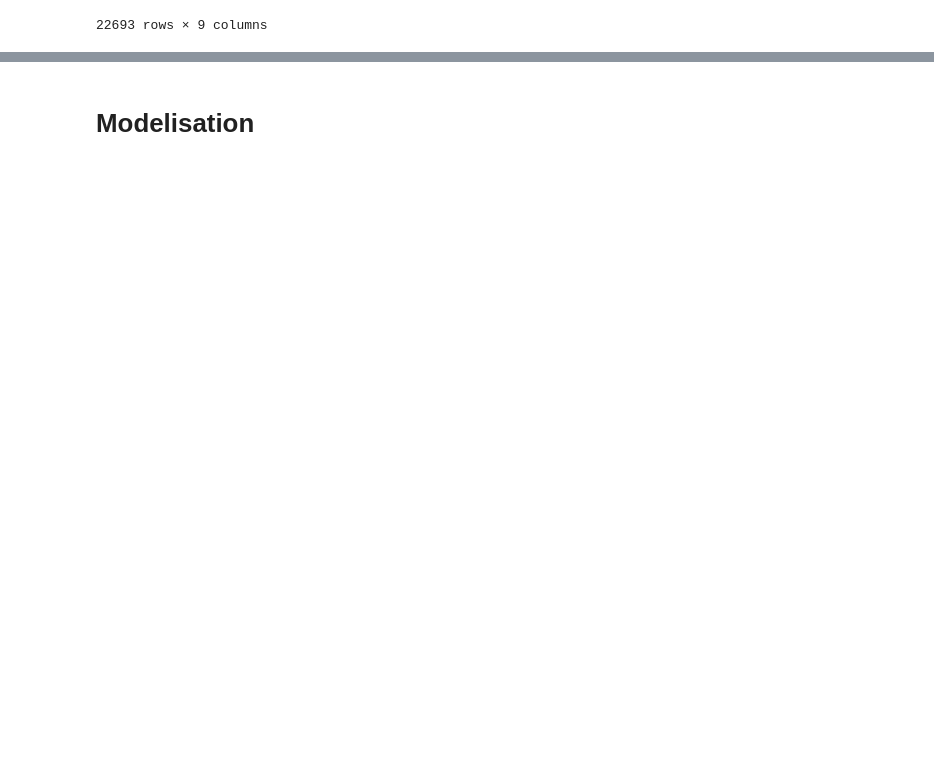
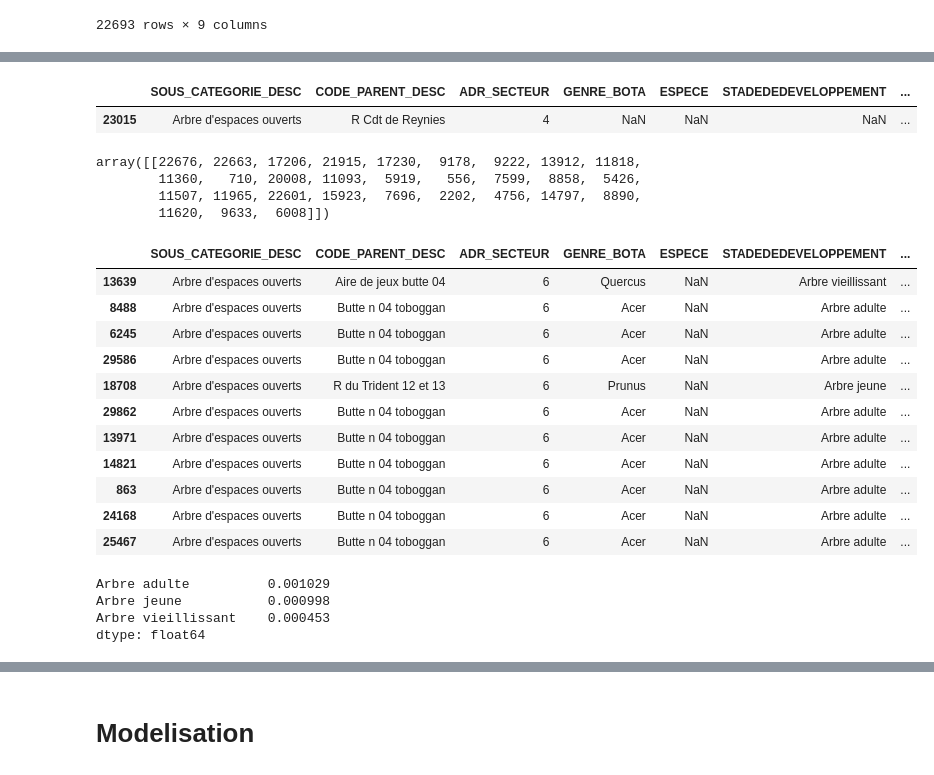
Before and after one commit to RaphaelBouvet/ML_1, a Jupyter notebook: notebooks/Pipeline_transforms.ipynb, the cells around one changed output, grey strips where cells are left out. Drawn from its saved outputs; the diff is of its cells as text; code cells hidden in the pictures; blank space fills up the shorter version.

```diff
--- a/notebooks/Pipeline_transforms.ipynb
+++ b/notebooks/Pipeline_transforms.ipynb
@@ -130,0 +289,2 @@ processed_train_predictors
+# %%
+test_query = test_pos[test_pos.index==23015].values.reshape(1,-1)
@@ -130,0 +295,38 @@ processed_train_predictors
+# %%
+test_pos[test_pos.index==23015]
+processed_train_predictors[processed_train_predictors.index==23015]
+# %% [output]
+|  | SOUS_CATEGORIE_DESC | CODE_PARENT_DESC | ADR_SECTEUR | GENRE_BOTA | ESPECE | STADEDEDEVELOPPEMENT | ... |
+| 23015 | Arbre d'espaces ouverts | R Cdt de Reynies | 4 | NaN | NaN | NaN | ... |
+# %%
+query_dist,query_ind = tree.query(test_query,k=30,return_distance=True)
+# %%
+query_ind
+# %% [output]
+array([[22676, 22663, 17206, 21915, 17230,  9178,  9222, 13912, 11818,
+        11360,   710, 20008, 11093,  5919,   556,  7599,  8858,  5426,
+        11507, 11965, 22601, 15923,  7696,  2202,  4756, 14797,  8890,
+        11620,  9633,  6008]])
+# %%
+list_query=[]
+list_dist=[]
+for dist,i in zip(query_dist,query_ind):
+    list_query.append(processed_train_predictors.iloc[i])
+df_query = pd.concat(list_query)
+# %%
+df_query['distance']=query_dist.reshape(-1,1)
+# %%
+df_query.dropna(subset='STADEDEDEVELOPPEMENT')
+# %% [output]
+|  | SOUS_CATEGORIE_DESC | CODE_PARENT_DESC | ADR_SECTEUR | GENRE_BOTA | ESPECE | STADEDEDEVELOPPEMENT | ... |
+| 13639 | Arbre d'espaces ouverts | Aire de jeux butte 04 | 6 | Quercus | NaN | Arbre vieillissant | ... |
+| 8488 | Arbre d'espaces ouverts | Butte n 04 toboggan | 6 | Acer | NaN | Arbre adulte | ... |
+| 6245 | Arbre d'espaces ouverts | Butte n 04 toboggan | 6 | Acer | NaN | Arbre adulte | ... |
+| 29586 | Arbre d'espaces ouverts | Butte n 04 toboggan | 6 | Acer | NaN | Arbre adulte | ... |
+| 18708 | Arbre d'espaces ouverts | R du Trident 12 et 13 | 6 | Prunus | NaN | Arbre jeune | ... |
+| 29862 | Arbre d'espaces ouverts | Butte n 04 toboggan | 6 | Acer | NaN | Arbre adulte | ... |
+| 13971 | Arbre d'espaces ouverts | Butte n 04 toboggan | 6 | Acer | NaN | Arbre adulte | ... |
+| 14821 | Arbre d'espaces ouverts | Butte n 04 toboggan | 6 | Acer | NaN | Arbre adulte | ... |
+| 863 | Arbre d'espaces ouverts | Butte n 04 toboggan | 6 | Acer | NaN | Arbre adulte | ... |
+| 24168 | Arbre d'espaces ouverts | Butte n 04 toboggan | 6 | Acer | NaN | Arbre adulte | ... |
+| 25467 | Arbre d'espaces ouverts | Butte n 04 toboggan | 6 | Acer | NaN | Arbre adulte | ... |
@@ -130,0 +337,7 @@ processed_train_predictors
+# %%
+df_query.dropna(subset='STADEDEDEVELOPPEMENT').STADEDEDEVELOPPEMENT.value_counts().mul(mean).div(nb)
+# %% [output]
+Arbre adulte          0.001029
+Arbre jeune           0.000998
+Arbre vieillissant    0.000453
+dtype: float64
```
Also changed, not shown: parts of 60 cells of this notebook, 1 other file.
